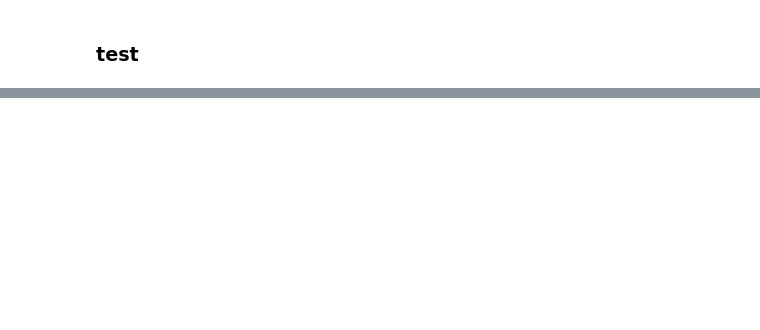
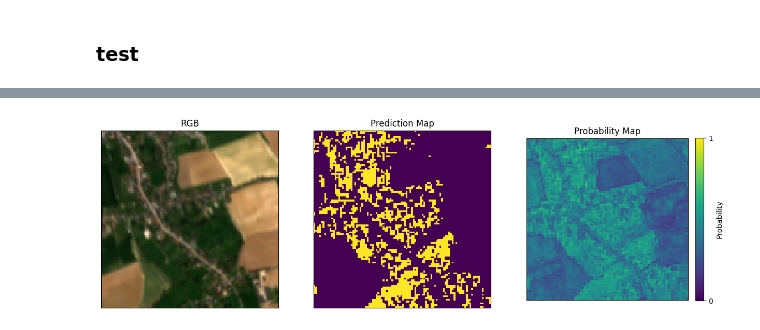
Before and after one commit to ScaleAGData/scaleag-vito, a Jupyter notebook: notebooks/inference_test.ipynb, the cells around one changed output, grey strips where cells are left out. Cells and saved outputs as stored; diff of their text form; code cells hidden in the pictures; blank space fills up the shorter version.

```diff
--- a/notebooks/inference_test.ipynb
+++ b/notebooks/inference_test.ipynb
@@ -112,23 +89,26 @@ The autoreload extension is already loaded. To reload it, use:
 # %%
+
 # presto_url="https://artifactory.vgt.vito.be/artifactory/auxdata-public/worldcereal/models/PhaseII/presto-ss-wc_longparquet_random-window-cut_no-time-token_epoch96.pt"
-# presto_url="https://artifactory.vgt.vito.be/artifactory/auxdata-public/worldcereal/models/PhaseII/presto-ss-wc-ft-ct_cropland_CROPLAND2_30D_random_time-token%3Dnone_balance%3DTrue_augment%3DTrue.pt"
-presto_url = "/home/giorgia/Private/git/scaleag-vito/presto-prometheo-binary-CROPLAND2-timeexplicit=False-run=202504161049.pt"
+presto_url="https://artifactory.vgt.vito.be/artifactory/auxdata-public/worldcereal/models/PhaseII/presto-ss-wc-ft-ct_cropland_CROPLAND2_30D_random_time-token%3Dnone_balance%3DTrue_augment%3DTrue.pt"
+# presto_url = "/home/giorgia/Private/git/scaleag-vito/presto-prometheo-binary-CROPLAND2-timeexplicit=False-run=202504161049.pt"
 task_type = "binary" # "regression", "binary", "multiclass"
 num_outputs = 14
 if task_type == "regression":
     finetuned_model = PretrainedPrestoWrapper(num_outputs=1, regression=True)
 elif task_type == "binary":
-    finetuned_model = PretrainedPrestoWrapper(num_outputs=1, regression=False)
+    # finetuned_model = PretrainedPrestoWrapper(num_outputs=1, regression=False) #, pretrained_model_path=presto_url)
+    finetuned_model = PretrainedPrestoWrapper(num_outputs=1, regression=False, pretrained_model_path=presto_url)
 elif task_type == "multiclass":
     finetuned_model = PretrainedPrestoWrapper(num_outputs=num_outputs, regression=False)
 
-finetuned_model = load_pretrained( finetuned_model, presto_url)
+# finetuned_model = load_pretrained( finetuned_model, presto_url) # here strict is True
 presto_model = PrestoPredictor(
     model=finetuned_model,
     batch_size=50,
     task_type=task_type,
     compositing_window="month",
 )
-
-preds, probs = presto_model.predict(path_to_file)
+# %%
+path_to_file = Path('/home/giorgia/Private/git/worldcereal-classification/tests/worldcerealtests/testresources/worldcereal_preprocessed_inputs.nc')
+preds, probs = presto_model.predict(path_to_file)
 # %%
@@ -193,0 +176,32 @@ plt.tight_layout()
+# %%
+
+# presto_url="https://artifactory.vgt.vito.be/artifactory/auxdata-public/worldcereal/models/PhaseII/presto-ss-wc_longparquet_random-window-cut_no-time-token_epoch96.pt"
+presto_url="https://artifactory.vgt.vito.be/artifactory/auxdata-public/worldcereal/models/PhaseII/presto-ss-wc-ft-ct_cropland_CROPLAND2_30D_random_time-token%3Dnone_balance%3DTrue_augment%3DTrue.pt"
+# presto_url = "/home/giorgia/Private/git/scaleag-vito/presto-prometheo-binary-CROPLAND2-timeexplicit=False-run=202504161049.pt"
+task_type = "binary" # "regression", "binary", "multiclass"
+num_outputs = 14
+if task_type == "regression":
+    finetuned_model = PretrainedPrestoWrapper(num_outputs=1, regression=True)
+elif task_type == "binary":
+    # finetuned_model = PretrainedPrestoWrapper(num_outputs=1, regression=False) #, pretrained_model_path=presto_url)
+    finetuned_model = PretrainedPrestoWrapper(num_outputs=1, regression=False, pretrained_model_path=presto_url)
+elif task_type == "multiclass":
+    finetuned_model = PretrainedPrestoWrapper(num_outputs=num_outputs, regression=False)
+
+# finetuned_model = load_pretrained( finetuned_model, presto_url) # here strict is True
+presto_model = PrestoPredictor(
+    model=finetuned_model,
+    batch_size=50,
+    task_type=task_type,
+    compositing_window="month",
+)
+# %%
+path_to_input_file = Path('/home/giorgia/Private/git/worldcereal-classification/tests/worldcerealtests/testresources/worldcereal_preprocessed_inputs.nc')
+probs = presto_model.predict(path_to_file)
+prob_map = reshape_result(probs, path_to_input_file=path_to_file)
+pred_map = presto_model.get_predictions(prob_map, threshold=0.5)
+# probs.min(), probs.max(),
+# %%
+plot_results(prob_map=prob_map, pred_map=pred_map, path_to_input_file=path_to_input_file, ts_index=5)
+# %% [output]
+[figure, added]
```
Also changed, not shown: parts of 9 cells of this notebook, 1 other file.
